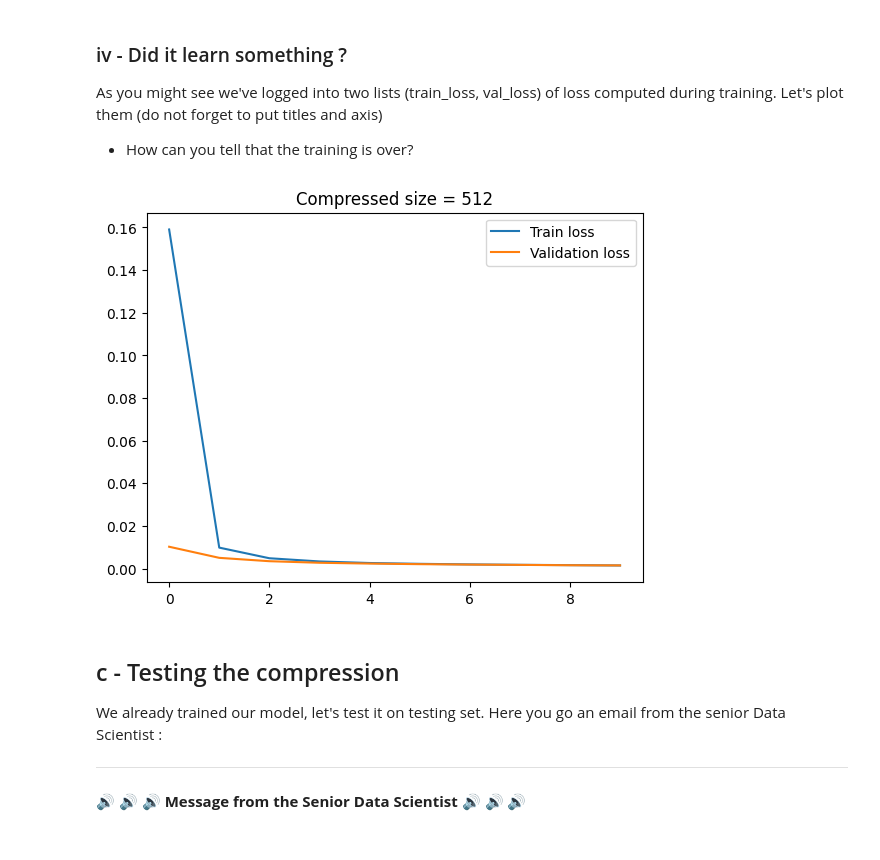
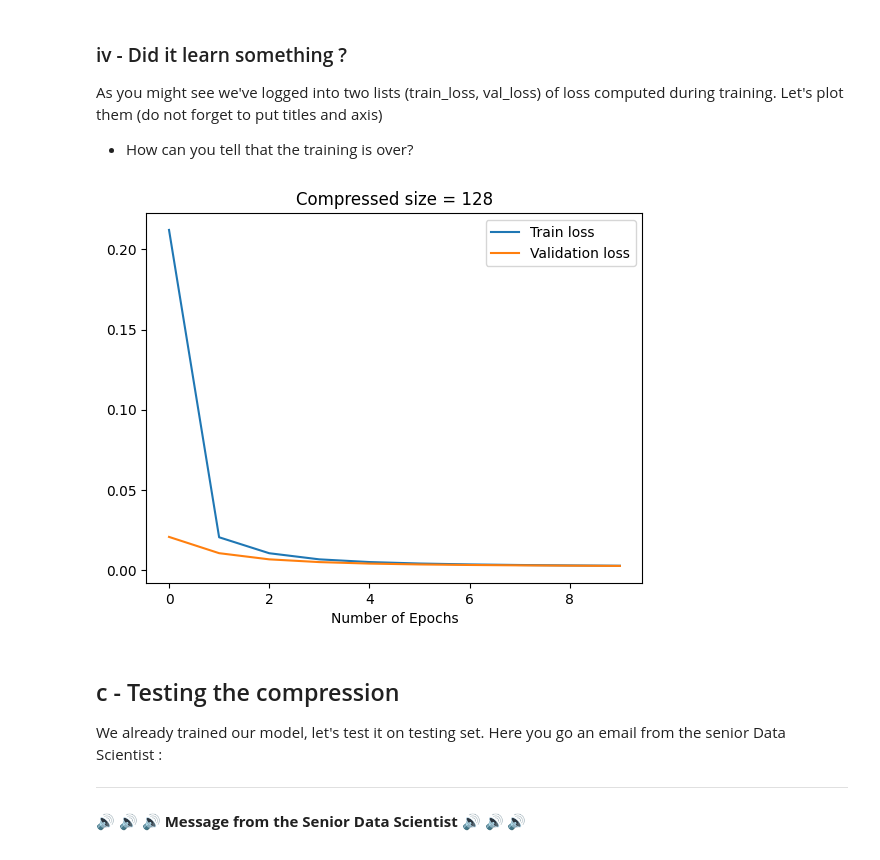
Before and after one commit to YounMars/DL_Projects, a Jupyter notebook: Deep Learning/Image compression using autoencoders: a deep learning task.ipynb, the cells around one changed output. Saved outputs shown, nothing was run; the diff lists cells and outputs as text; code cells hidden in the pictures.

```diff
--- a/Deep Learning/Image compression using autoencoders: a deep learning task.ipynb
+++ b/Deep Learning/Image compression using autoencoders: a deep learning task.ipynb
@@ -305,7 +305,7 @@ class AutoEncoder_MLP(nn.Module):
 # TODO : Create an Instance of the Model by calling the Class with the correct values
 
 model = AutoEncoder_MLP(input_size = 28*28,
-                        compressed_space_size= 512)
+                        compressed_space_size= 128)
 
 # TODO : Print the model.
 print(model)
@@ -465,15 +465,16 @@ As you might see we've logged into two lists (train_loss, val_loss) of loss comp
 # %%
 # TODO : plot the train and val loss on the same graph using matplotlib.pyplot.
 # Always put legend on your graphs
 
 # Plot the train and val loss on the same graph
 plt.plot(loss_train, label='Train loss')
 plt.plot(loss_val, label='Validation loss')
-plt.title("Compressed size = 512")
+plt.title("Compressed size = 128")
+plt.xlabel("Number of Epochs")
 plt.legend()
 plt.show()
 # %% [output]
-[figure, old version]
+[figure, new version]
 # %% [markdown]
 ## c - Testing the compression
 
```
Also changed, not shown: parts of 12 cells of this notebook.
